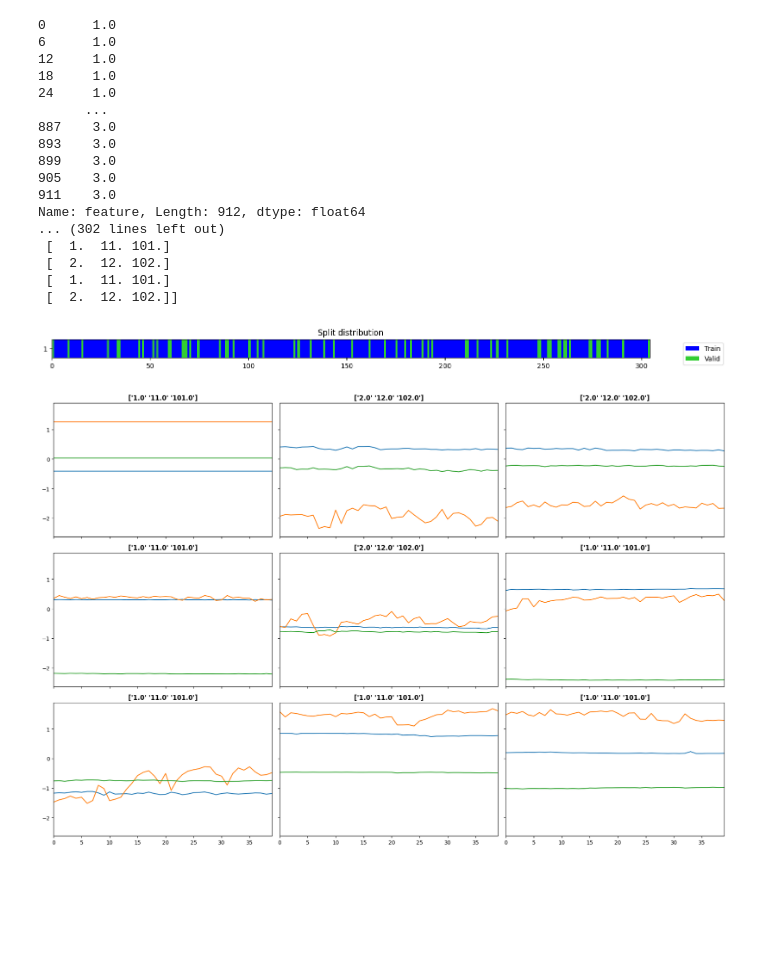
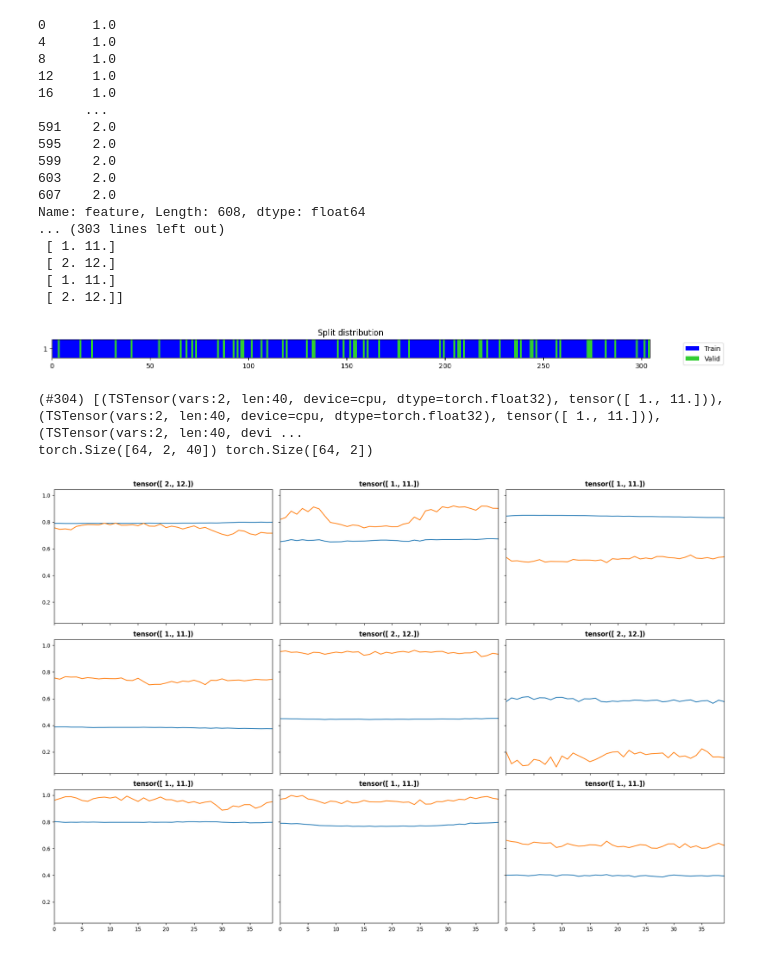
Before and after one commit to a-ludwig/smart_hans, a Jupyter notebook: Machine_learning/tsai_with_real_data_multivariate.ipynb, the cells around one changed output. Cells and saved outputs as stored; diff of their text form; code cells hidden in the pictures; blank space fills up the shorter version.

Commit message:
push to test something on macbook

```diff
--- a/Machine_learning/tsai_with_real_data_multivariate.ipynb
+++ b/Machine_learning/tsai_with_real_data_multivariate.ipynb
@@ -5,7 +5,7 @@ import pandas as pd
 from datenverarbeitung.dataloader import dataloader
 
 num_scenario = 3
-dl = dataloader(scenario= num_scenario, path="C:/Users/raphi/Nextcloud/smart_hans/AP2/Daten/headpose_opencv_pitch_roll_yaw_20220904", nr_taps=1, move_window_by=-10, feature_list = ["nosetip_y", "pitch", "nosetip_x", "chin_y","left_eye_corner_x","left_eye_corner_y","right_eye_corner_x"])
+dl = dataloader(scenario= num_scenario, path="/home/adi/cloudy_adlu/smart_hans/AP2/Daten/headpose_opencv_pitch_roll_yaw_20220904", nr_taps=1, move_window_by=-10, feature_list = ["nosetip_y","pitch"])
 df_n = dl.df
 
 print(" hhhhhhhh ")
@@ -37,60 +37,50 @@ smart_hans_07312022_161925_10_313-339_08_mny_.csv
 # %%
-
-#df_n['feature'] = df_n['feature'].astype(int)
-#df_n['target'] = df_n['target'].astype(int)
-
-
-#df_n = df_n.iloc[:, [0,1,-1]]
-
-#df = pd.concat([train, test])
 print(df_n["feature"])
 print(" hhhhhhhh ")
 
-data_cols = dl.col_names[2:-2]
-X, y = df2xy (df_n, sample_col='index', feat_col='feature', target_col='target', data_cols=data_cols)
-#print("y")
-#print(y_UCR)
+X, y = df2xy (df_n, sample_col='index', feat_col='feature', target_col='target', data_cols=None)
 
-#X, y, _ = get_UCR_data("/home/adi/cloudy_adlu/smart_hans/AP2/Daten/single_file_for_testing/", return_split=False)
+
 print(f"shape ours {df_n.shape}")
 
-#print(X_UCR.shape)
 
-# X = np.swapaxes(X, 0,1)
-# y = np.swapaxes(y, 0,1)
-#print(X.shape)
+print("our y")
 print(y)
+
 #print(" hhhhhhhh ")
 splits = get_splits(y, valid_size=.2)
+splits
+
+tfms  = [None, [Categorize()]]
+dsets = TSDatasets(X,y, inplace=True, splits=splits)
+
+print(dsets)
 
 
-tfms  = [None, [Categorize()]]
-dsets = TSDatasets(X,y, tfms=[None, TSClassification()], inplace=True, splits=splits)
-
-dsets
-
-#dls = TSDataLoaders.from_numpy(X, y)
-
-dls = TSDataLoaders.from_dsets(dsets.train, dsets.valid, bs=64, batch_tfms=[TSStandardize()], num_workers=0)
-
+dls = TSDataLoaders.from_dsets(dsets.train, dsets.valid, bs=[64, 128],  num_workers=0)
+b  = dls.one_batch()
+x, y = b
+print(x.size(), y.size())
 dls.show_batch(sharey=True)
 # %% [output]
 0      1.0
-6      1.0
+4      1.0
+8      1.0
 12     1.0
-18     1.0
-24     1.0
+16     1.0
       ...
-887    3.0
-893    3.0
-899    3.0
-905    3.0
-911    3.0
-Name: feature, Length: 912, dtype: float64
-... (302 lines left out)
- [  1.  11. 101.]
- [  2.  12. 102.]
- [  1.  11. 101.]
- [  2.  12. 102.]]
+591    2.0
+595    2.0
+599    2.0
+603    2.0
+607    2.0
+Name: feature, Length: 608, dtype: float64
+... (303 lines left out)
+ [ 1. 11.]
+ [ 2. 12.]
+ [ 1. 11.]
+ [ 2. 12.]]
-[figure, old version]
+[figure, new version]
+(#304) [(TSTensor(vars:2, len:40, device=cpu, dtype=torch.float32), tensor([ 1., 11.])), (TSTensor(vars:2, len:40, device=cpu, dtype=torch.float32), tensor([ 1., 11.])), (TSTensor(vars:2, len:40, devi ...
+torch.Size([64, 2, 40]) torch.Size([64, 2])
-[figure, old version]
+[figure, new version]
```
Also changed, not shown: parts of 12 cells of this notebook.
